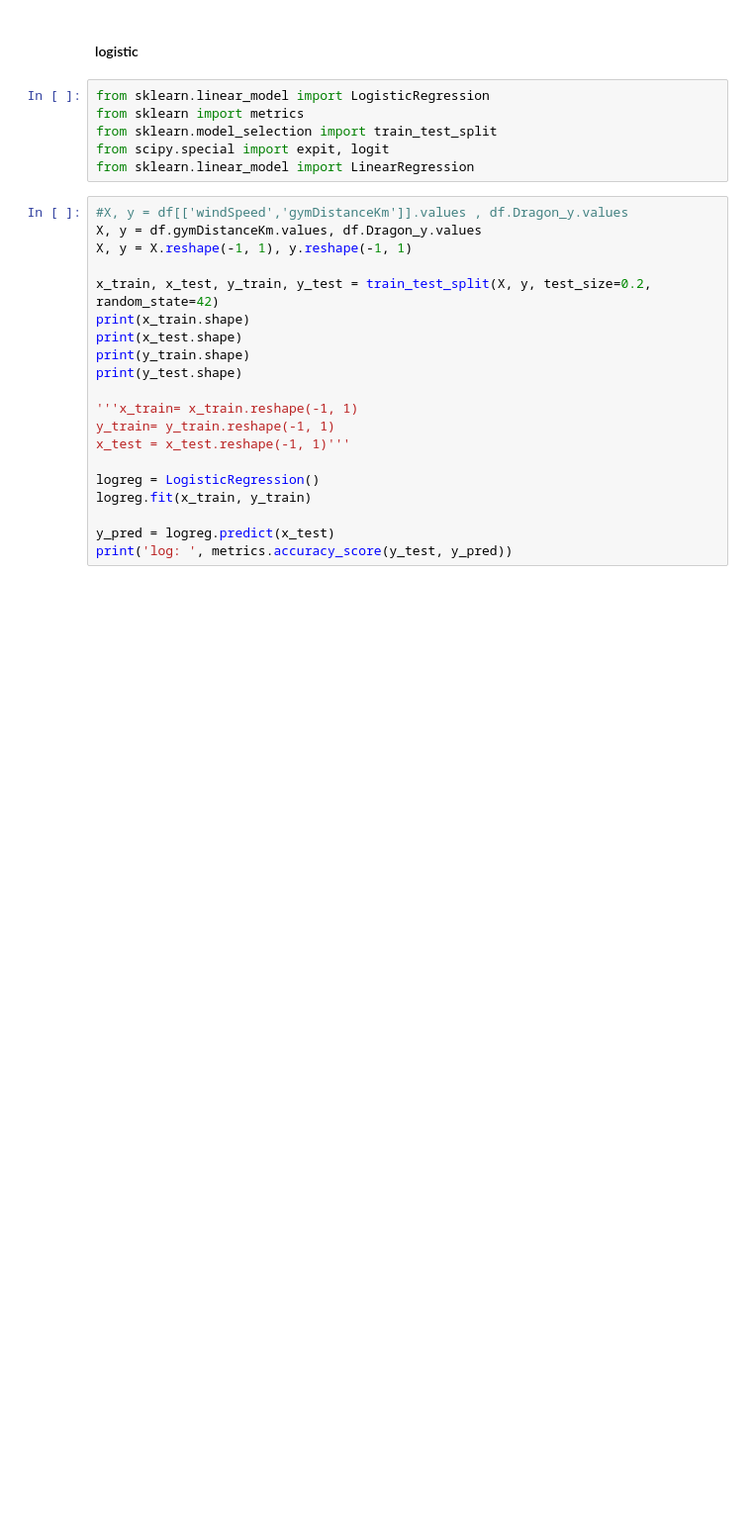
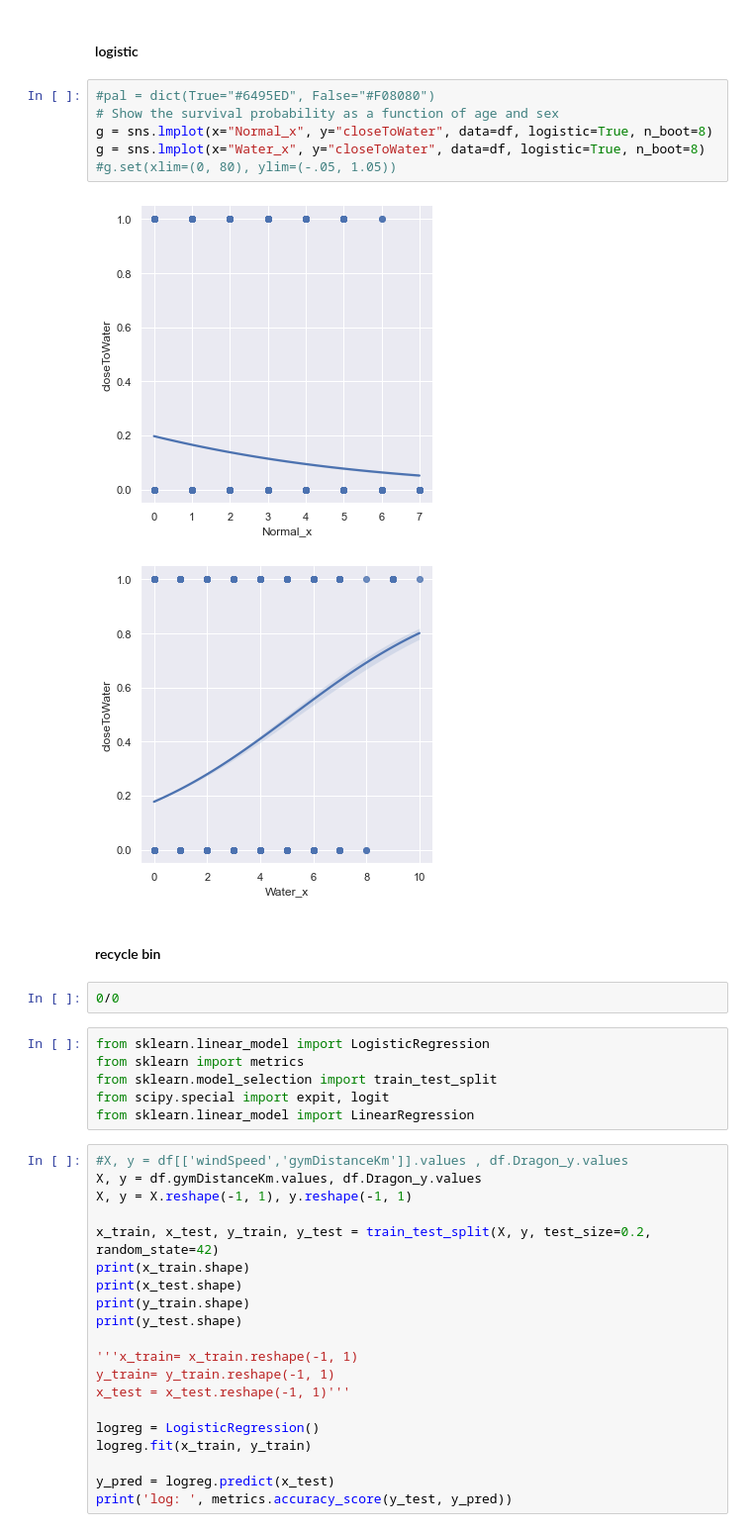
Before and after one commit to ranieri-unimi/spawn-em-all, a Jupyter notebook: notebook.ipynb, the cells around one changed output. Shown: that part at 99% size. Drawn from its saved outputs; the diff is of its cells as text; blank space fills up the shorter version.

```diff
--- a/notebook.ipynb
+++ b/notebook.ipynb
@@ -380,5 +384,18 @@ plt.show()
 # %% [markdown]
 #### logistic
+# %%
+#pal = dict(True="#6495ED", False="#F08080")
+# Show the survival probability as a function of age and sex
+g = sns.lmplot(x="Normal_x", y="closeToWater", data=df, logistic=True, n_boot=8)
+g = sns.lmplot(x="Water_x", y="closeToWater", data=df, logistic=True, n_boot=8)
+#g.set(xlim=(0, 80), ylim=(-.05, 1.05))
+# %% [output]
+[figure, added]
+[figure, added]
+# %% [markdown]
+#### recycle bin
+# %%
+0/0
 # %%
 from sklearn.linear_model import LogisticRegression
 from sklearn import metrics
```
Also changed, not shown: parts of 17 cells of this notebook, 2 other files.
